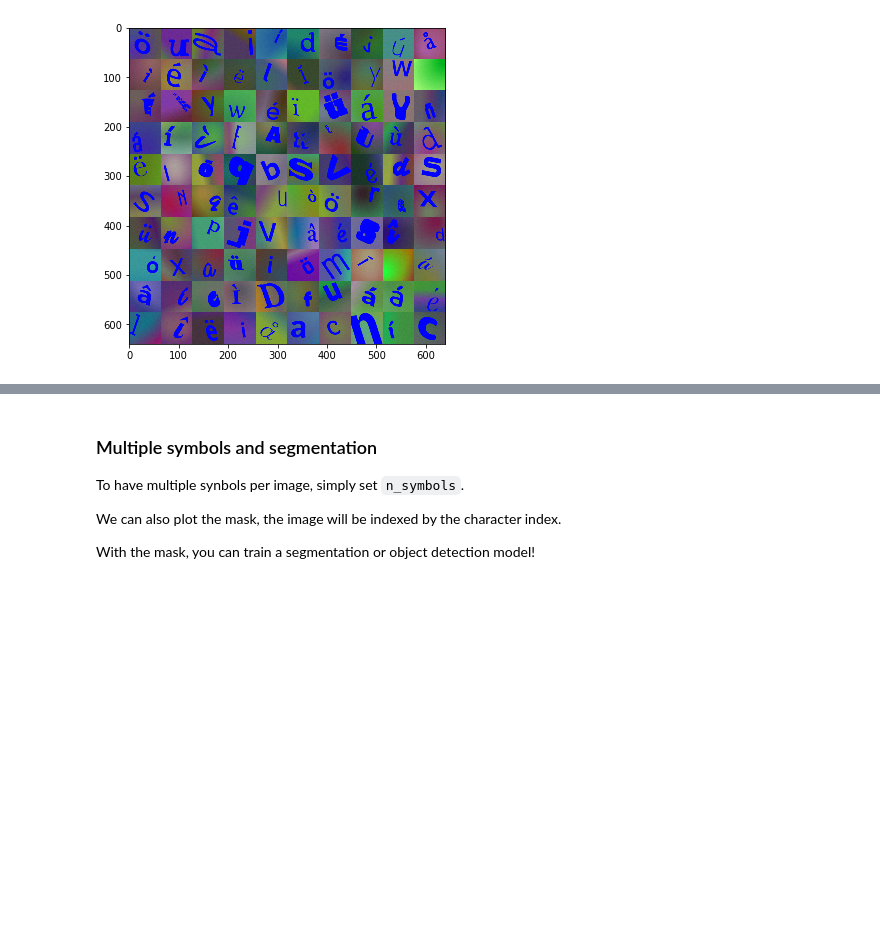
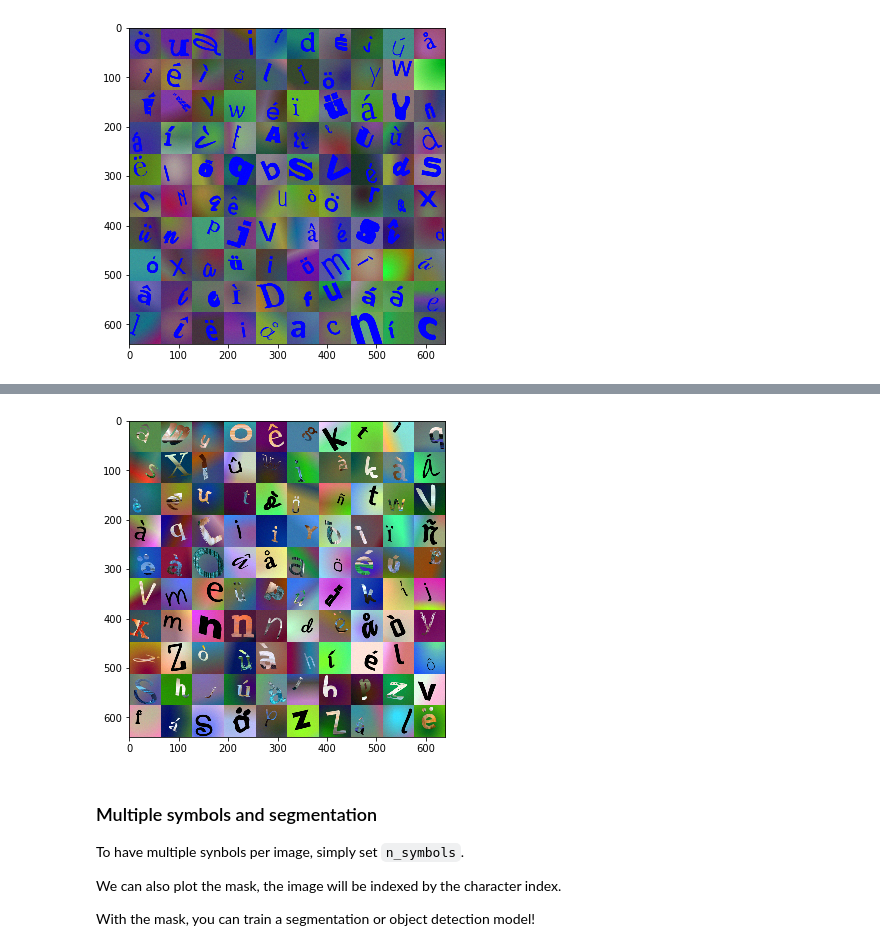
Before and after one commit to ServiceNow/synbols, a Jupyter notebook: examples/synbols_playground.ipynb, the cells around one changed output, grey strips where cells are left out. Drawn from its saved outputs; the diff is of its cells as text; code cells hidden in the pictures; blank space fills up the shorter version.

```diff
--- a/examples/synbols_playground.ipynb
+++ b/examples/synbols_playground.ipynb
@@ -121,3 +132,11 @@ show_ds(attr_sampler)
+# %%
+bg = drawing.MultiGradient(alpha=0.5, n_gradients=2, types=('linear', 'radial'))
+fg = drawing.ImagePattern(rotation=0, translation=0, crop=True)
+
+attr_sampler = generate.basic_attribute_sampler(resolution=(64, 64), foreground=fg, background=bg, inverse_color=False)
+show_ds(attr_sampler)
+# %% [output]
+[figure, added]
 # %% [markdown]
 ### Multiple symbols and segmentation
 
```
Also changed, not shown: parts of 3 cells of this notebook, 1 other file.
